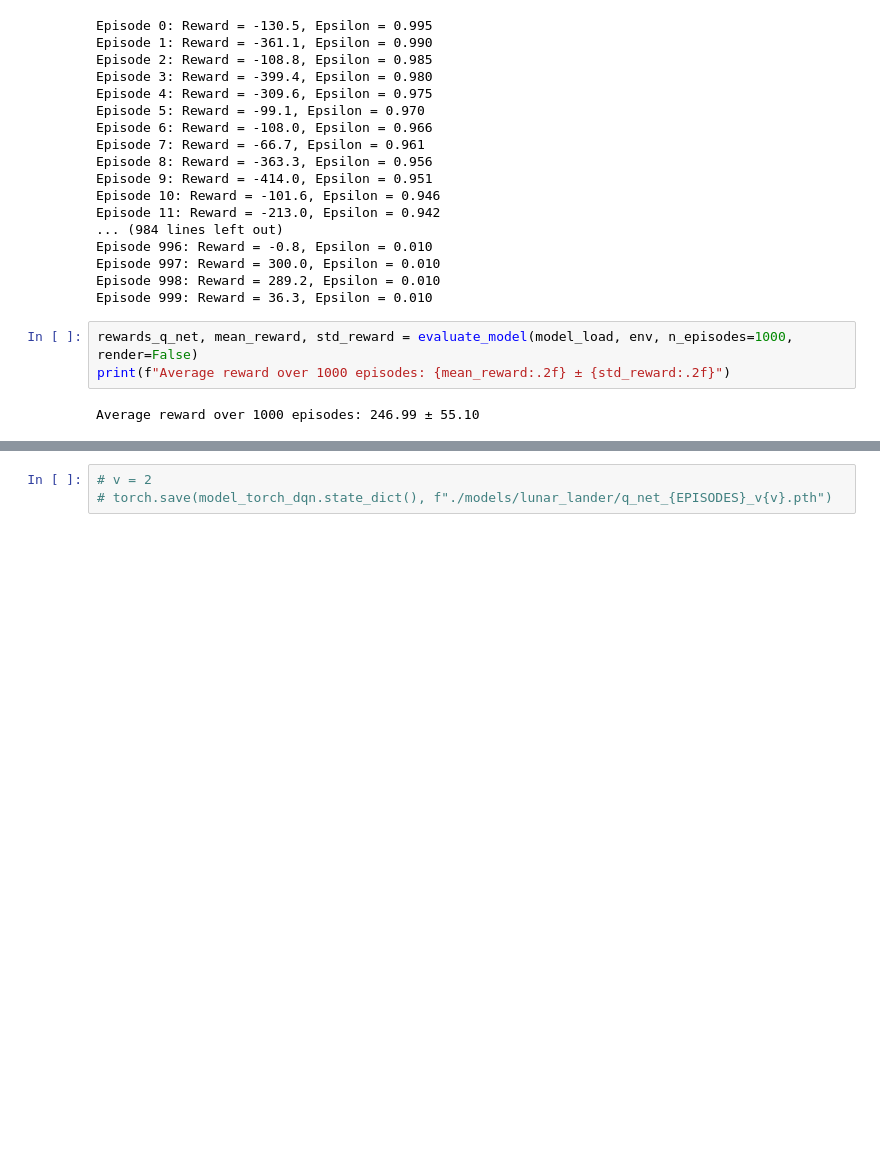
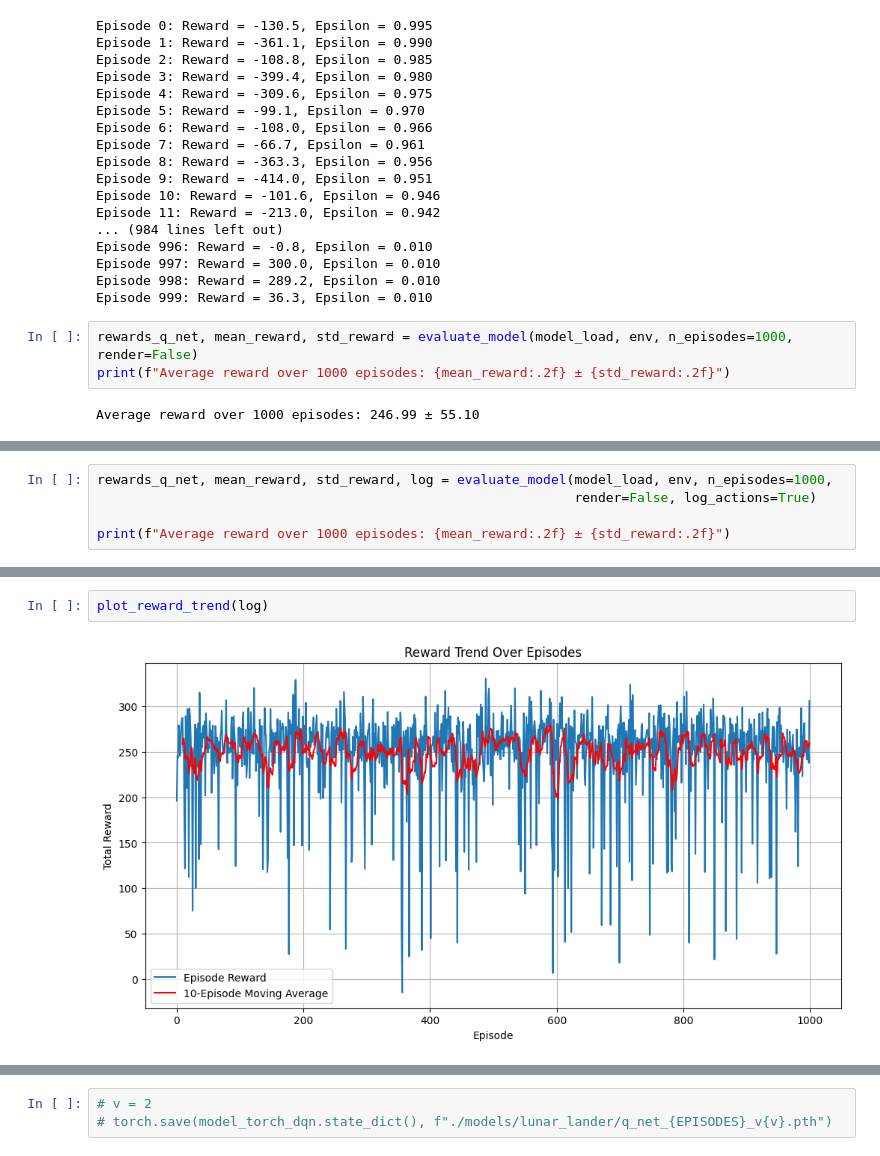
Before and after one commit to MGN19/Reinforcement-learning, a Jupyter notebook: Lunar Lander.ipynb, the cells around one changed output, grey strips where cells are left out. Drawn from its saved outputs; the diff is of its cells as text; blank space fills up the shorter version.

Commit message:
plots and utils

```diff
--- a/Lunar Lander.ipynb
+++ b/Lunar Lander.ipynb
@@ -486,0 +473,5 @@ Average reward over 1000 episodes: 246.99 ± 55.10
+# %%
+rewards_q_net, mean_reward, std_reward, log = evaluate_model(model_load, env, n_episodes=1000,
+                                                             render=False, log_actions=True)
+
+print(f"Average reward over 1000 episodes: {mean_reward:.2f} ± {std_reward:.2f}")
@@ -494,4 +487,8 @@ plt.legend()
 plt.show()
 # %% [output]
 [figure]
+# %%
+plot_reward_trend(log)
+# %% [output]
+[figure, added]
 # %%
```
Also changed, not shown: parts of 9 cells of this notebook, 1 other file.
